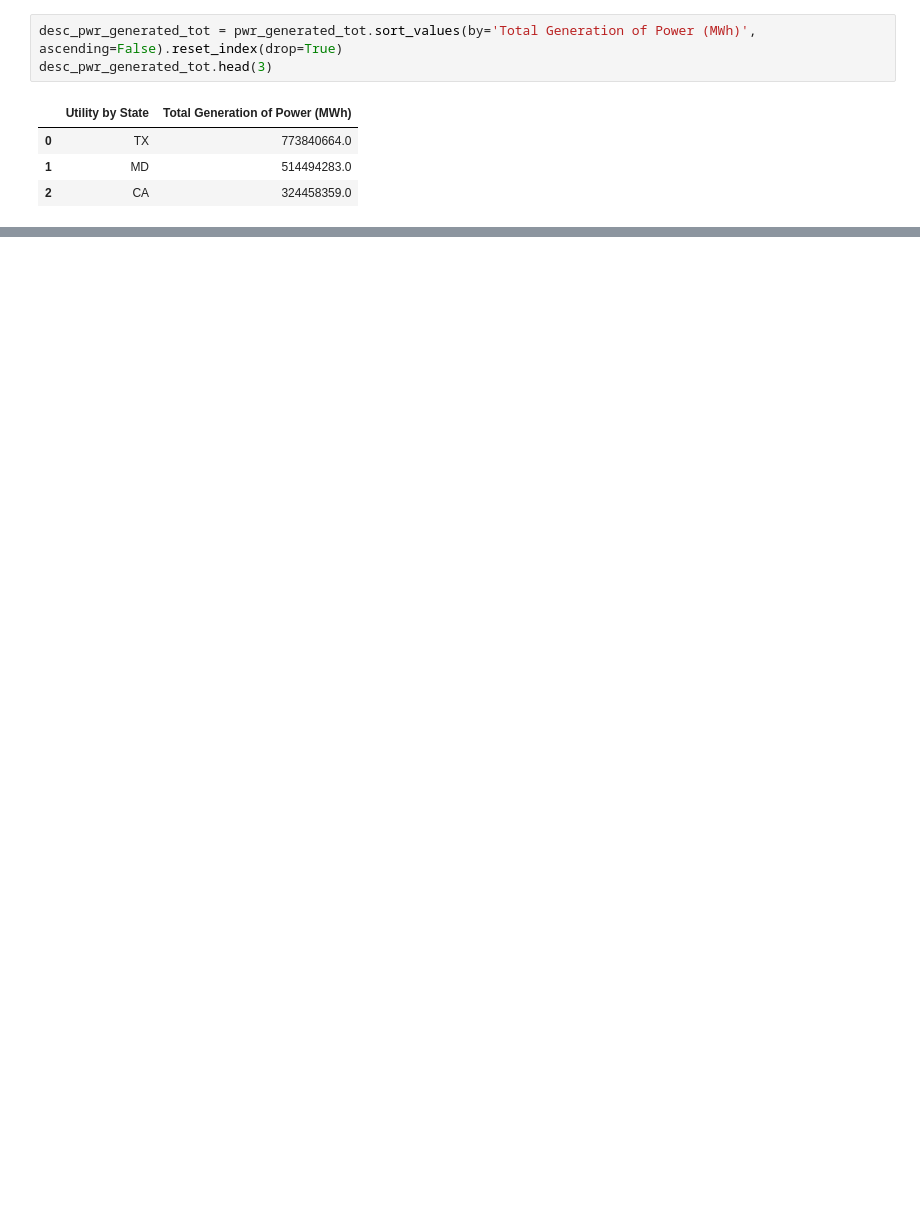
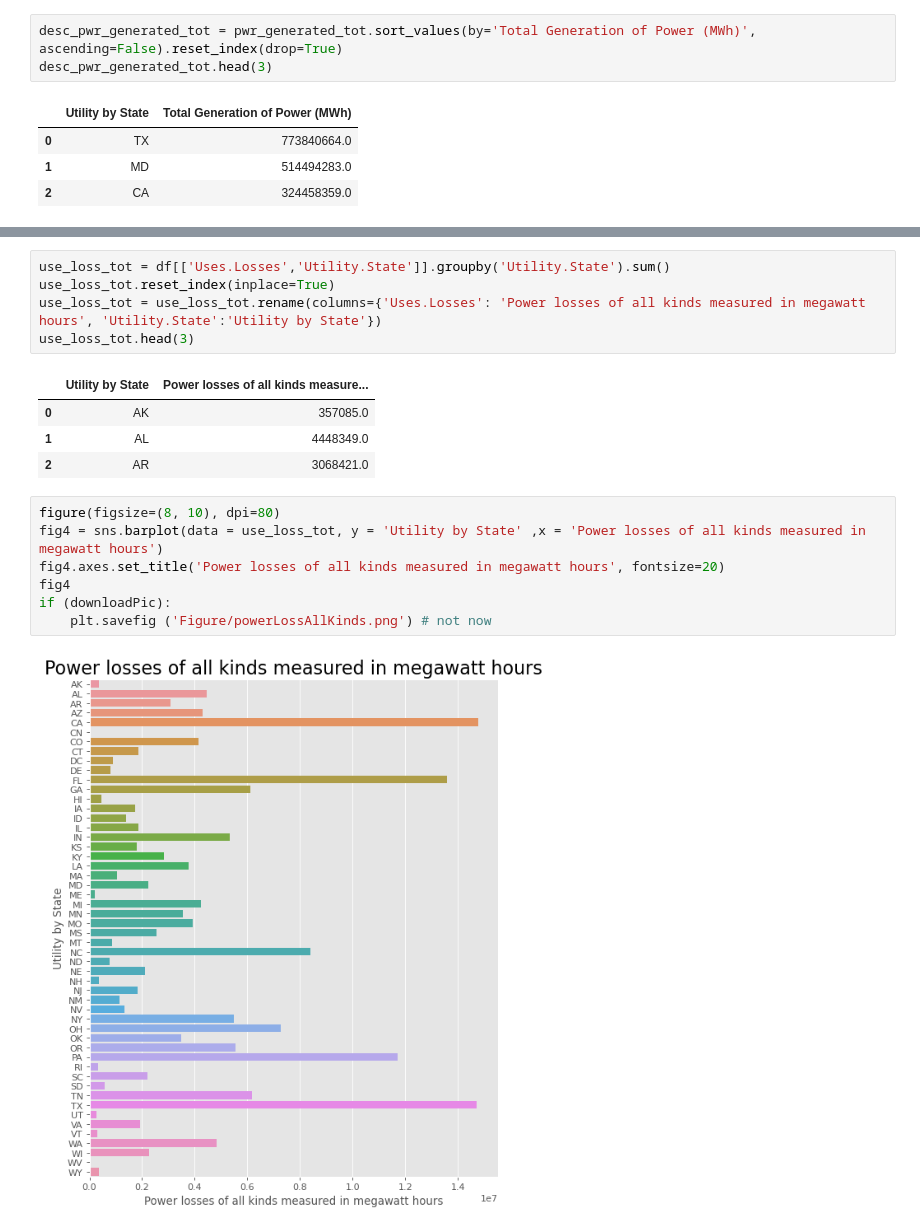
Before and after one commit to zhuy9/DMwP-EnergyUsage, a Jupyter notebook: Project_workspace.ipynb, the cells around one changed output, grey strips where cells are left out. Saved outputs shown, nothing was run; the diff lists cells and outputs as text; blank space fills up the shorter version.

```diff
--- a/Project_workspace.ipynb
+++ b/Project_workspace.ipynb
@@ -161,0 +209,19 @@ fig2
+# %%
+use_loss_tot = df[['Uses.Losses','Utility.State']].groupby('Utility.State').sum()
+use_loss_tot.reset_index(inplace=True)
+use_loss_tot = use_loss_tot.rename(columns={'Uses.Losses': 'Power losses of all kinds measured in megawatt hours', 'Utility.State':'Utility by State'})
+use_loss_tot.head(3)
+# %% [output]
+|  | Utility by State | Power losses of all kinds measure... |
+| 0 | AK | 357085.0 |
+| 1 | AL | 4448349.0 |
+| 2 | AR | 3068421.0 |
+# %%
+figure(figsize=(8, 10), dpi=80)
+fig4 = sns.barplot(data = use_loss_tot, y = 'Utility by State' ,x = 'Power losses of all kinds measured in megawatt hours')
+fig4.axes.set_title('Power losses of all kinds measured in megawatt hours', fontsize=20)
+fig4
+if (downloadPic):
+    plt.savefig ('Figure/powerLossAllKinds.png') # not now
+# %% [output]
+[figure, added]
```
Also changed, not shown: parts of 79 cells of this notebook, 14 other files.
